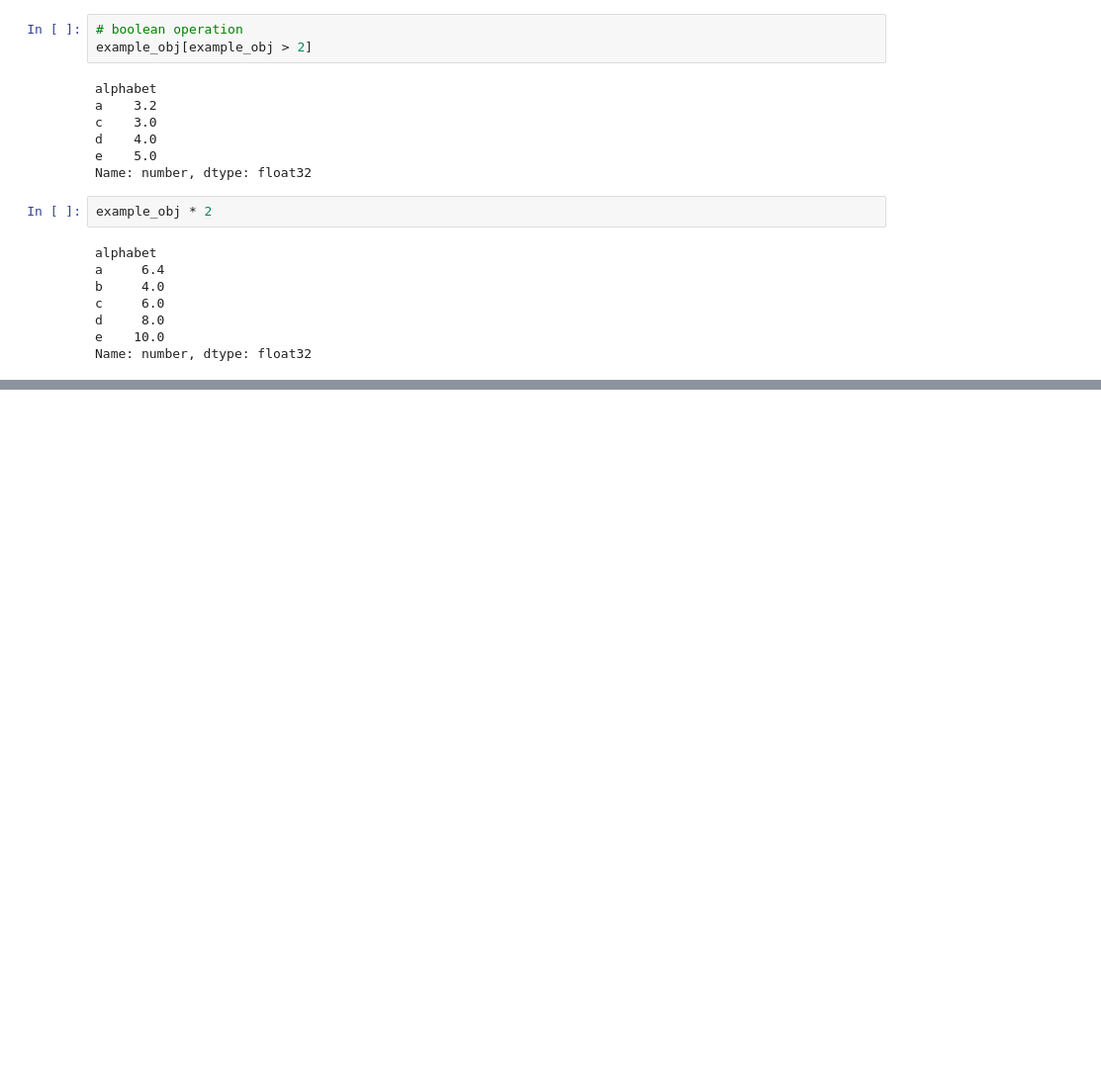
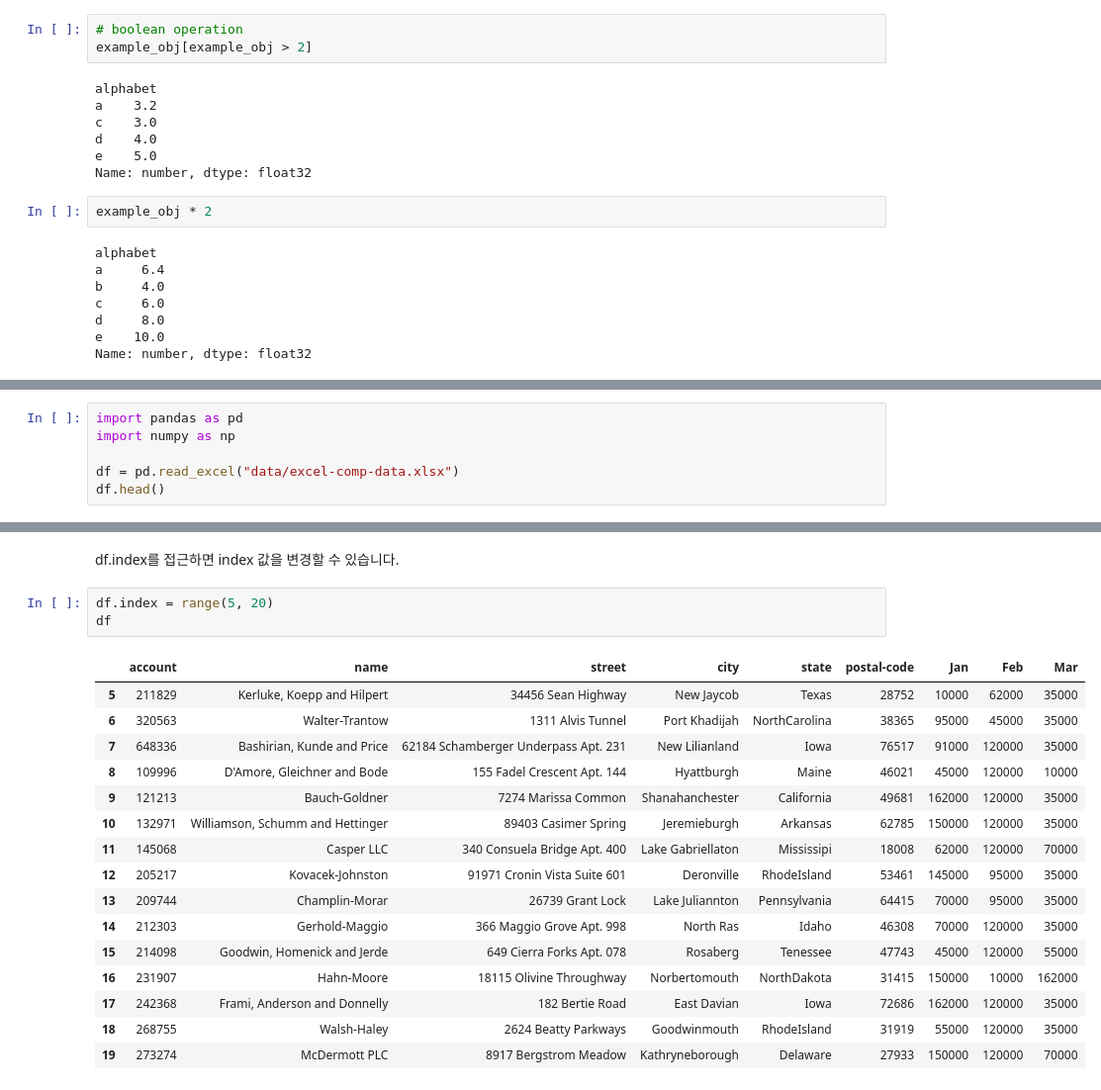
Before and after one commit to gaussian37/Machine-Learning-Implementation, a Jupyter notebook: Python/3. pandas_basic.ipynb, the cells around one changed output, grey strips where cells are left out. Shown: that part at 99% size. Drawn from its saved outputs; the diff is of its cells as text; blank space fills up the shorter version.

```diff
--- a/Python/3. pandas_basic.ipynb
+++ b/Python/3. pandas_basic.ipynb
@@ -163,0 +539,6 @@ Name: number, dtype: float32
+# %%
+import pandas as pd
+import numpy as np
+
+df = pd.read_excel("data/excel-comp-data.xlsx")
+df.head()
@@ -163,0 +612,22 @@ Name: number, dtype: float32
+# %% [markdown]
+df.index를 접근하면 index 값을 변경할 수 있습니다.
+# %%
+df.index = range(5, 20)
+df
+# %% [output]
+|  | account | name | street | city | state | postal-code | Jan | Feb | Mar |
+| 5 | 211829 | Kerluke, Koepp and Hilpert | 34456 Sean Highway | New Jaycob | Texas | 28752 | 10000 | 62000 | 35000 |
+| 6 | 320563 | Walter-Trantow | 1311 Alvis Tunnel | Port Khadijah | NorthCarolina | 38365 | 95000 | 45000 | 35000 |
+| 7 | 648336 | Bashirian, Kunde and Price | 62184 Schamberger Underpass Apt. 231 | New Lilianland | Iowa | 76517 | 91000 | 120000 | 35000 |
+| 8 | 109996 | D'Amore, Gleichner and Bode | 155 Fadel Crescent Apt. 144 | Hyattburgh | Maine | 46021 | 45000 | 120000 | 10000 |
+| 9 | 121213 | Bauch-Goldner | 7274 Marissa Common | Shanahanchester | California | 49681 | 162000 | 120000 | 35000 |
+| 10 | 132971 | Williamson, Schumm and Hettinger | 89403 Casimer Spring | Jeremieburgh | Arkansas | 62785 | 150000 | 120000 | 35000 |
+| 11 | 145068 | Casper LLC | 340 Consuela Bridge Apt. 400 | Lake Gabriellaton | Mississipi | 18008 | 62000 | 120000 | 70000 |
+| 12 | 205217 | Kovacek-Johnston | 91971 Cronin Vista Suite 601 | Deronville | RhodeIsland | 53461 | 145000 | 95000 | 35000 |
+| 13 | 209744 | Champlin-Morar | 26739 Grant Lock | Lake Juliannton | Pennsylvania | 64415 | 70000 | 95000 | 35000 |
+| 14 | 212303 | Gerhold-Maggio | 366 Maggio Grove Apt. 998 | North Ras | Idaho | 46308 | 70000 | 120000 | 35000 |
+| 15 | 214098 | Goodwin, Homenick and Jerde | 649 Cierra Forks Apt. 078 | Rosaberg | Tenessee | 47743 | 45000 | 120000 | 55000 |
+| 16 | 231907 | Hahn-Moore | 18115 Olivine Throughway | Norbertomouth | NorthDakota | 31415 | 150000 | 10000 | 162000 |
+| 17 | 242368 | Frami, Anderson and Donnelly | 182 Bertie Road | East Davian | Iowa | 72686 | 162000 | 120000 | 35000 |
+| 18 | 268755 | Walsh-Haley | 2624 Beatty Parkways | Goodwinmouth | RhodeIsland | 31919 | 55000 | 120000 | 35000 |
+| 19 | 273274 | McDermott PLC | 8917 Bergstrom Meadow | Kathryneborough | Delaware | 27933 | 150000 | 120000 | 70000 |
```
Also changed, not shown: parts of 76 cells of this notebook, 4 other files.
